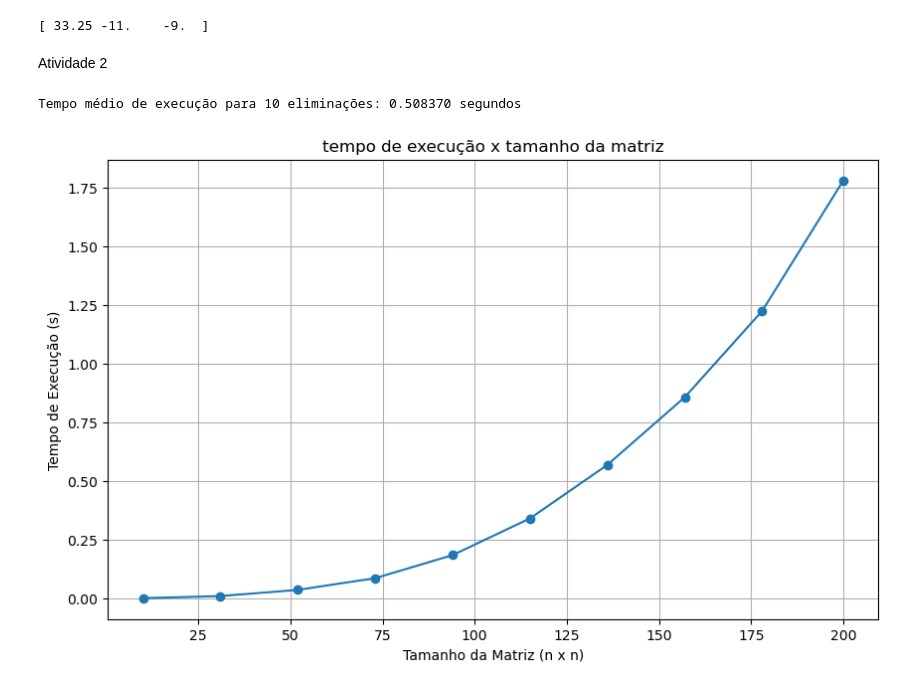
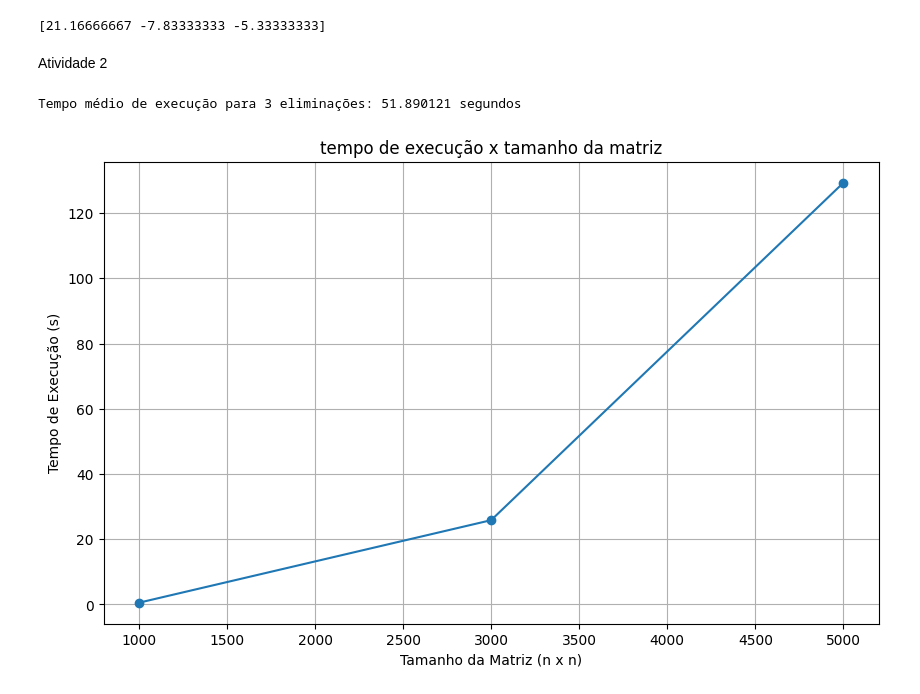
Before and after one commit to pedronalon/Trabalho03_Calculo_Numerico, a Jupyter notebook: Trabalho03.ipynb, the cells around one changed output. Drawn from its saved outputs; the diff is of its cells as text; code cells hidden in the pictures.

```diff
--- a/Trabalho03.ipynb
+++ b/Trabalho03.ipynb
@@ -3,16 +3,14 @@ import numpy as np
 import time as t
 import matplotlib.pyplot as plt
 # %%
-def changeRows(A,b, row1, row2):
-    temp = np.copy(A[row1])
-    A[row1] = A[row2]
-    A[row2] = temp
+# def changeRows(A,b, row1, row2):
+#     temp = np.copy(A[row1])
+#     A[row1] = A[row2]
+#     A[row2] = temp
 
-    temp_b = b[row1]
-    b[row1] = b[row2]
-    b[row2] = temp_b
-
-
+#     temp_b = b[row1]
+#     b[row1] = b[row2]
+#     b[row2] = temp_b
 
 
 def retroSubstitution(A,b):
@@ -20,77 +18,72 @@ def retroSubstitution(A,b):
     x = np.zeros(n)
     for i in range(n-1,-1,-1):
         sum_ax = 0
-        for j in range(i+1,n):
-            sum_ax += A[i][j] * x[j]
-        x[i] = (b[i] - sum_ax) / A[i][i]
+        sum_ax = A[i, i+1:] @ x[i+1:]
+        x[i] = (b[i] - sum_ax) / A[i, i]
     return x
 
 
 def gaussianElimination(A,b):
     n = len(b)
     for i in range(n):
-        pivot_index = i
-        for k in range(i+1, n):
-            if abs(A[k][i]) > abs(A[pivot_index][i]):
-                pivot_index = k
+        pivot_index = i + np.argmax(np.abs(A[i:, i]))
         if pivot_index != i:
-            changeRows(A, b, i, pivot_index)
-        if A[i][i] == 0:
-            raise ValueError("Matrix is singular")
-        for j in range(i+1, n):
-            multiplier = A[j][i] / A[i][i]
-            for k in range(i+1, n):
-                A[j][k] = A[j][k] - multiplier * A[i][k]
-            b[j] = b[j] - multiplier * b[i]
+            A[[i, pivot_index]] = A[[pivot_index, i]]
+            b[[i, pivot_index]] = b[[pivot_index, i]]
+        if A[i, i] == 0:
+            raise ValueError("Singular matrix.")
+        multiplier = A[i+1:, i] / A[i, i]
+        A[i+1:, i:] -= multiplier[:, None] * A[i, i:]
+        b[i+1:] -= multiplier * b[i]
+
     x = retroSubstitution(A, b)
     return x
 
-
 matrix = np.array([[1,1,1],
                    [2,2,5],
-                   [4,6,8]])
+                   [4,6,8]], dtype=float)
 
 
-b = np.array([8,0,-5])
+b = np.array([8,0,-5], dtype=float)
 
 solution = gaussianElimination(matrix,b)
 print(solution)
 # %% [output]
-[ 33.25 -11.    -9.  ]
+[21.16666667 -7.83333333 -5.33333333]
 # %% [markdown]
 Atividade 2
 # %%
-eliminations = 10
-a, b = 10, 200
+eliminations = 3
+a, b = 1000, 5000
 
 n_values = np.linspace(a, b, eliminations, dtype=int)
 times = np.zeros(eliminations)
 total_time = 0
 k = 0
 
 for i in n_values:
     A = np.random.rand(i, i)
     b = np.random.rand(i)
 
     start_time = t.time()
     solution = gaussianElimination(A, b)
     end_time = t.time()
     times[k] = end_time - start_time
     total_time += times[k]
     k += 1
 
 average_time = total_time / eliminations
 
 print(f"Tempo médio de execução para {eliminations} eliminações: {average_time:.6f} segundos")
 
 
 plt.figure(figsize=(10, 6))
 plt.plot(n_values, times, marker='o')
 plt.title('tempo de execução x tamanho da matriz')
 plt.xlabel('Tamanho da Matriz (n x n)')
 plt.ylabel('Tempo de Execução (s)')
 plt.grid()
 plt.show()
 # %% [output]
-Tempo médio de execução para 10 eliminações: 0.508370 segundos
+Tempo médio de execução para 3 eliminações: 51.890121 segundos
-[figure, old version]
+[figure, new version]
```
